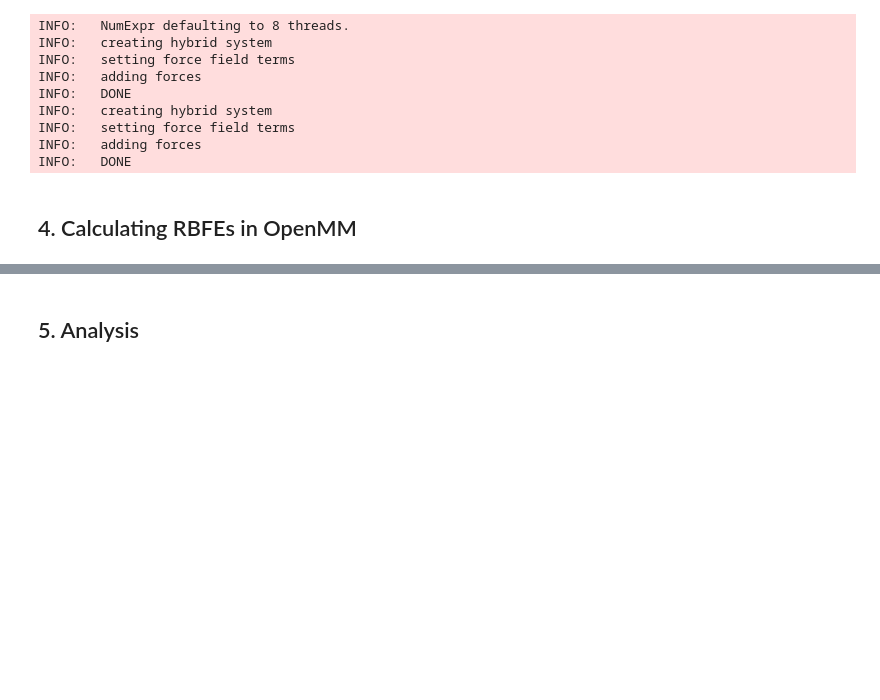
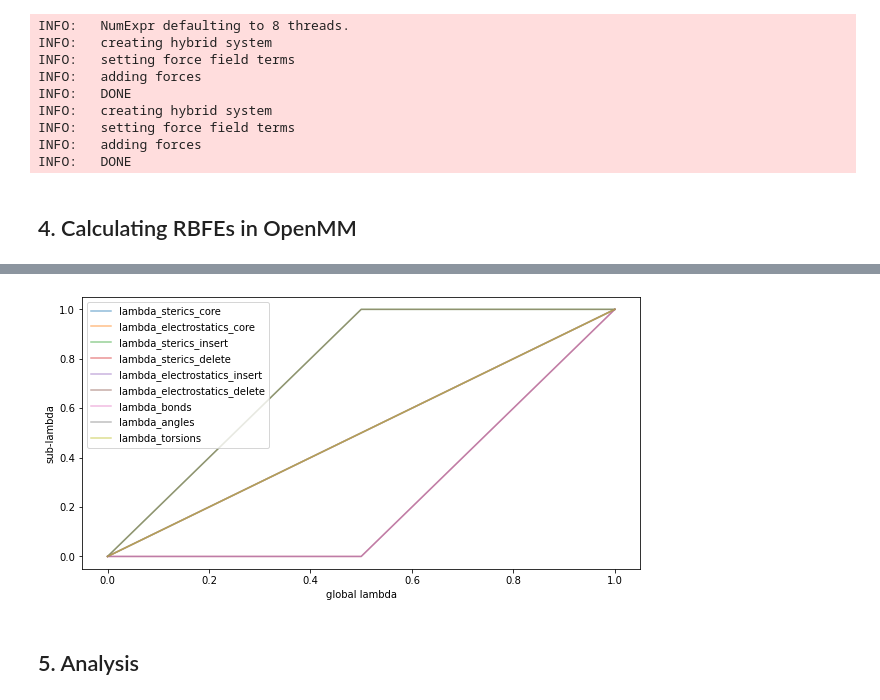
Before and after one commit to IAlibay/OpenFE_showcases, a Jupyter notebook: OpenFE_showcase_1_RBFE_of_T4lysozyme.ipynb, the cells around one changed output, grey strips where cells are left out. Drawn from its saved outputs; the diff is of its cells as text; code cells hidden in the pictures; blank space fills up the shorter version.

Commit message:
Add LambdaProtocol

```diff
--- a/OpenFE_showcase_1_RBFE_of_T4lysozyme.ipynb
+++ b/OpenFE_showcase_1_RBFE_of_T4lysozyme.ipynb
@@ -489,2 +508,13 @@ With our single hybrid topologies generated, we
+# %%
+from utils import lambdaprotocol
+import matplotlib
+%matplotlib inline
+
+lambdas = lambdaprotocol.LambdaProtocol(functions="default", windows=11)
+
+# Let's also plot the lambda function
+lambdas.plot_functions()
+# %% [output]
+[figure, added]
 # %% [markdown]
 ## 5. Analysis
```
Also changed, not shown: parts of 2 cells of this notebook.
